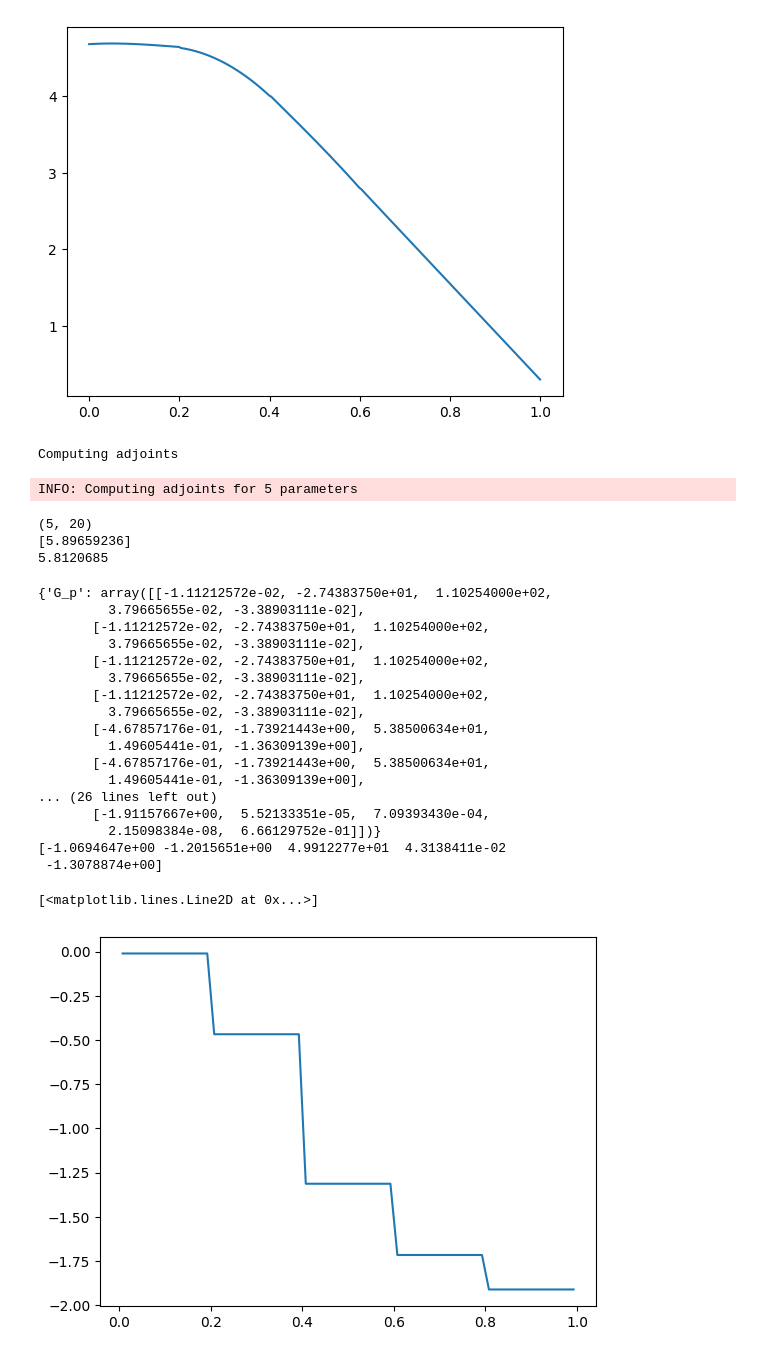
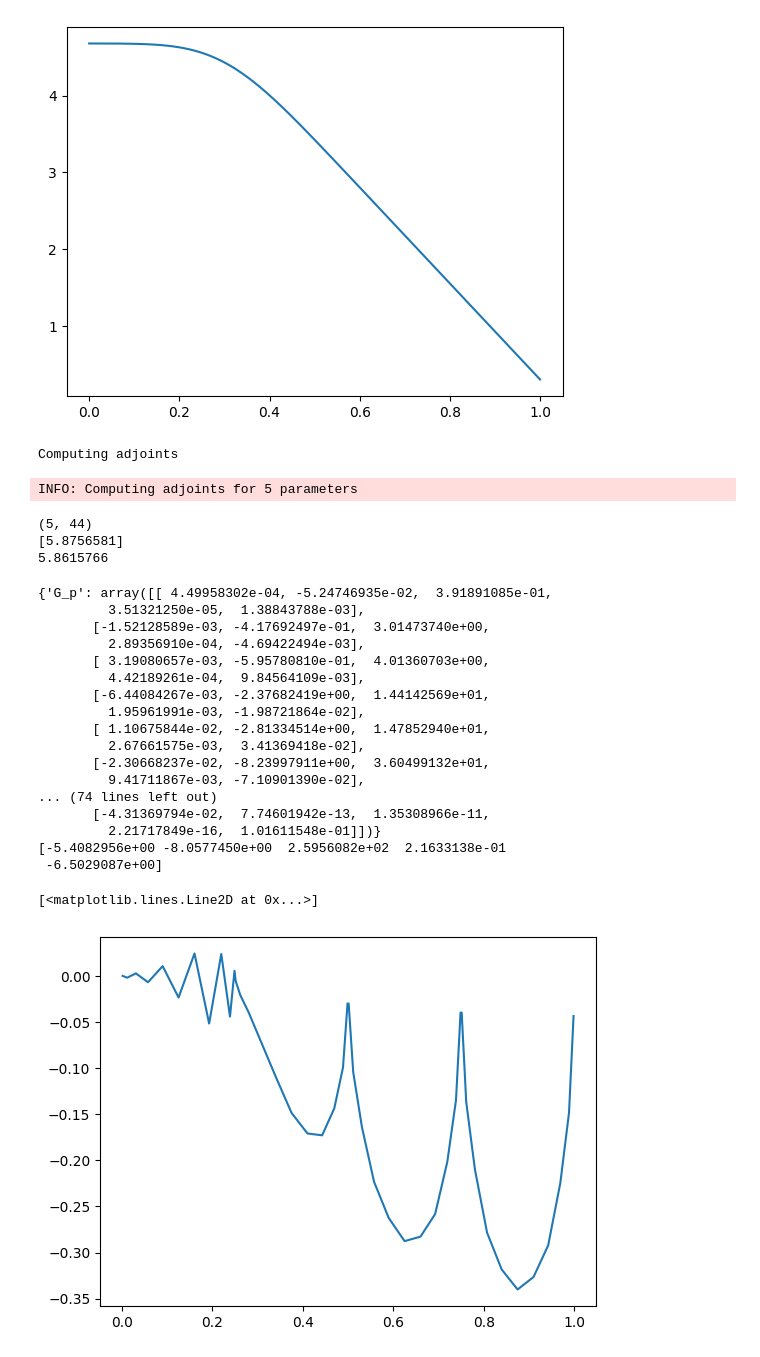
Before and after one commit to ianabel/MaNTA, a Jupyter notebook: python/SpatialAdjoint.ipynb, the cells around one changed output. Cells and saved outputs as stored; diff of their text form; code cells hidden in the pictures.

```diff
--- a/python/SpatialAdjoint.ipynb
+++ b/python/SpatialAdjoint.ipynb
@@ -144,10 +144,10 @@ class JAXNonlinearDiffusion(VectorizedTransportSystem):
         self.SourceCentre = 0.3
         self.a = 0.0
 
-        config = {
+        solver_config = {
             "OutputFilename": "out",
-            "Polynomial_degree": 3,
-            "Grid_size": 5,
+            "Polynomial_degree": 10,
+            "Grid_size": 4,
             "tau": 1.0,
             "Lower_boundary": 0.0,
             "Upper_boundary": 1.0,
@@ -156,11 +156,10 @@ class JAXNonlinearDiffusion(VectorizedTransportSystem):
             "restart": False,
             "solveAdjoint": True,
         }
+        self.kappa = kappa
+        self.points = MaNTA.getNodes(solver_config["Lower_boundary"], solver_config["Upper_boundary"], solver_config["Grid_size"], solver_config["Polynomial_degree"])
 
-        self.kappa = kappa
-        self.points = MaNTA.getNodes(config["Lower_boundary"], config["Upper_boundary"], config["Grid_size"], config["Polynomial_degree"])
-
-        self.D = lambda x, kappa : (x - x + 1)* kappa
+        self.D = lambda x, kappa : (x-x + 1)* kappa
 
         self.params = {
             "D": self.D(self.points, self.kappa),
@@ -171,7 +170,7 @@ class JAXNonlinearDiffusion(VectorizedTransportSystem):
         }
         self.runner = MaNTA.Runner(self)
 
-        self.runner.configure(config)
+        self.runner.configure(solver_config)
 
         self.adjointProblem = JAXAdjointProblem(self, self.g)
         self.runner.setAdjointProblem(self.adjointProblem)
@@ -320,32 +319,32 @@ print(g_approx(u_interp))
 # %% [output]
 Computing adjoints
 INFO: Computing adjoints for 5 parameters
-(5, 20)
-[5.89659236]
-5.8120685
+(5, 44)
+[5.8756581]
+5.8615766
 # %%
 
 print(G_p)
-G_p_int = jnp.trapezoid(G_p['G_p'], nl.points, axis=0)
+G_p_int = jnp.sum(G_p['G_p'], axis=0)
 print(G_p_int)
 plt.plot(nl.points, G_p['G_p'][:,0])
 # %% [output]
-{'G_p': array([[-1.11212572e-02, -2.74383750e+01,  1.10254000e+02,
-         3.79665655e-02, -3.38903111e-02],
-       [-1.11212572e-02, -2.74383750e+01,  1.10254000e+02,
-         3.79665655e-02, -3.38903111e-02],
-       [-1.11212572e-02, -2.74383750e+01,  1.10254000e+02,
-         3.79665655e-02, -3.38903111e-02],
-       [-1.11212572e-02, -2.74383750e+01,  1.10254000e+02,
-         3.79665655e-02, -3.38903111e-02],
-       [-4.67857176e-01, -1.73921443e+00,  5.38500634e+01,
-         1.49605441e-01, -1.36309139e+00],
-       [-4.67857176e-01, -1.73921443e+00,  5.38500634e+01,
-         1.49605441e-01, -1.36309139e+00],
-... (26 lines left out)
-       [-1.91157667e+00,  5.52133351e-05,  7.09393430e-04,
-         2.15098384e-08,  6.66129752e-01]])}
-[-1.0694647e+00 -1.2015651e+00  4.9912277e+01  4.3138411e-02
- -1.3078874e+00]
+{'G_p': array([[ 4.49958302e-04, -5.24746935e-02,  3.91891085e-01,
+         3.51321250e-05,  1.38843788e-03],
+       [-1.52128589e-03, -4.17692497e-01,  3.01473740e+00,
+         2.89356910e-04, -4.69422494e-03],
+       [ 3.19080657e-03, -5.95780810e-01,  4.01360703e+00,
+         4.42189261e-04,  9.84564109e-03],
+       [-6.44084267e-03, -2.37682419e+00,  1.44142569e+01,
+         1.95961991e-03, -1.98721864e-02],
+       [ 1.10675844e-02, -2.81334514e+00,  1.47852940e+01,
+         2.67661575e-03,  3.41369418e-02],
+       [-2.30668237e-02, -8.23997911e+00,  3.60499132e+01,
+         9.41711867e-03, -7.10901390e-02],
+... (74 lines left out)
+       [-4.31369794e-02,  7.74601942e-13,  1.35308966e-11,
+         2.21717849e-16,  1.01611548e-01]])}
+[-5.4082956e+00 -8.0577450e+00  2.5956082e+02  2.1633138e-01
+ -6.5029087e+00]
 [<matplotlib.lines.Line2D at 0x...>]
-[figure, old version]
+[figure, new version]
```
Also changed, not shown: parts of 1 cell of this notebook, 1 other file.
